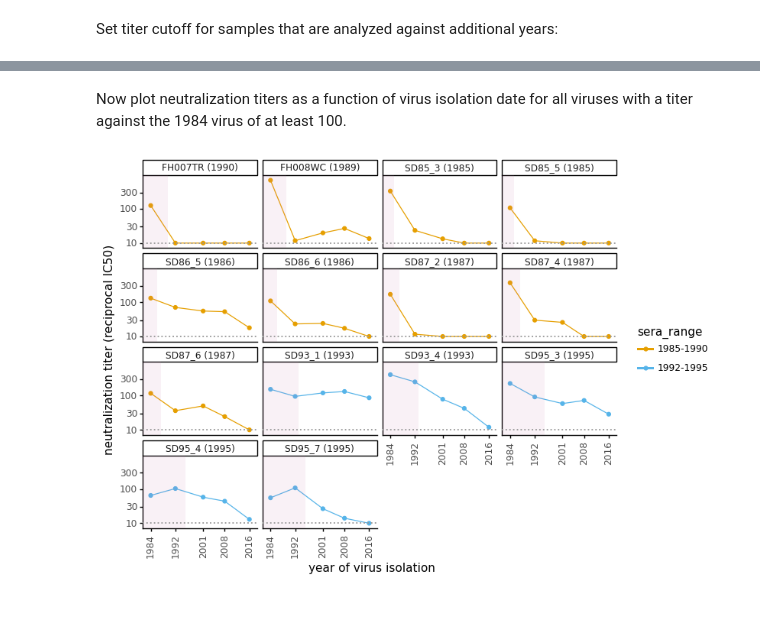
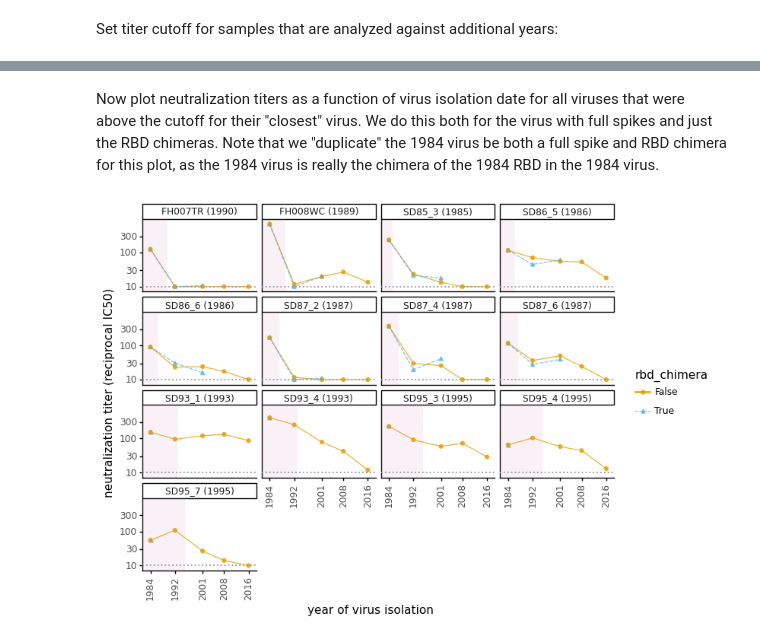
Before and after one commit to jbloomlab/CoV_229E_antigenic_drift, a Jupyter notebook: exptl_data/analyze_neut_data.ipynb, the cells around one changed output, grey strips where cells are left out. Saved outputs shown, nothing was run; the diff lists cells and outputs as text; code cells hidden in the pictures; blank space fills up the shorter version.

Commit message:
add 1992 and 2001 chimera data

```diff
--- a/exptl_data/analyze_neut_data.ipynb
+++ b/exptl_data/analyze_neut_data.ipynb
@@ -75,7 +75,11 @@ assert len(fracinfect) == len(fracinfect.groupby(['serum',
                                                   ]))
 
 # order the viruses
-virus_order = ['229E-1984', '229E-1992', '229E-2001', '229E-2008', '229E-2016']
+virus_order = ['229E-1984', '229E-1992', '229E-2001', '229E-2008', '229E-2016',
+               '229E-1992-RBD', '229E-2001-RBD', '229E-2016-RBD']
+extra_viruses = set(fracinfect['virus']) - set(virus_order)
+if extra_viruses:
+    raise ValueError(f"extra viruses not in `virus_order`:\n{extra_viruses}")
 fracinfect = (
     fracinfect
     .assign(virus=lambda x: pd.Categorical(x['virus'], virus_order, ordered=True))
@@ -224,6 +230,6 @@ Now for plotting annotate neut titers with information about:
 # %%
 def get_virus_year(virus):
-    m = re.fullmatch('229E\-(?P<year>\d{4})', virus)
+    m = re.fullmatch('229E\-(?P<year>\d{4})(?:\-RBD)?', virus)
     if not m:
         raise ValueError(f"cannot match virus year in {virus}")
     else:
@@ -231,12 +237,14 @@ def get_virus_year(virus):
 
 annotated_neut_titers = (
     neut_titers
-    .assign(virus_year=lambda x: x['virus'].map(get_virus_year))
+    .assign(virus_year=lambda x: x['virus'].map(get_virus_year),
+            rbd_chimera=lambda x: x['virus'].map(lambda v: v[-4:] == '-RBD'))
     )
 
 annotated_neut_titers = (
     annotated_neut_titers
     .merge(annotated_neut_titers.sort_values('collection_year')
+                                .query('not rbd_chimera')
                                 .query('collection_date.dt.year >= virus_year')
                                 .groupby('serum', as_index=False)
                                 .aggregate(closest_virus_year=pd.NamedAgg('virus_year', 'last'),
@@ -333,42 +340,46 @@ Distribution of titers of sera against its most recent closest virus:
-# %% [markdown]
-Now plot neutralization titers as a function of virus isolation date for all viruses with a titer against the 1984 virus of at least 100.
+# %% [markdown]
+Now plot neutralization titers as a function of virus isolation date for all viruses that were above the cutoff for their "closest" virus.
+We do this both for the virus with full spikes and just the RBD chimeras.
+Note that we "duplicate" the 1984 virus be both a full spike and RBD chimera for this plot, as the 1984 virus is really the chimera of the 1984 RBD in the 1984 virus.
 # %%
 df = (annotated_neut_titers
       .merge(closest_virus_df[['serum', 'closest_virus', 'sera_range', 'titer_to_closest_virus']],
              on='serum')
       .query('titer_to_closest_virus > @titer_cutoff')
       )
+df = df.append(df.query('virus == "229E-1984"').assign(rbd_chimera=True))
 
 ncol = 4
 nfacets = df['serum_year'].nunique()
 nrow = math.ceil(nfacets / ncol)
 
 p = (
     ggplot(df) +
-    aes(x='virus_year', y='neut_titer', color='sera_range') +
-    geom_point() +
-    geom_line() +
+    aes(x='virus_year', y='neut_titer', color='rbd_chimera',
+        shape='rbd_chimera', linetype='rbd_chimera') +
+    geom_point(alpha=0.8) +
+    geom_line(alpha=0.8) +
     facet_wrap('~ serum_year',
                ncol=ncol,
                nrow=nrow) +
     scale_y_log10(name='neutralization titer (reciprocal IC50)',
                   expand=(0.08, 0),
                   ) +
     scale_x_continuous(name='year of virus isolation',
                       breaks=df['virus_year'].sort_values().unique(),
                       expand=(0.08, 0),
                       ) +
     theme_classic() +
     geom_rect(data=df[['serum_year', 'collection_year']].drop_duplicates(),
               mapping=aes(xmax='collection_year'),
               inherit_aes=False,
               xmin=0, ymin=0, ymax=100, fill=CBPALETTE[-1], alpha=0.1) +
     scale_color_manual(values=CBPALETTE[1:]) +
     theme(axis_text_x=element_text(angle=90),
           figure_size=(2 * ncol, 1.5 * nrow)) +
     geom_hline(yintercept=titer_lower_bound, linetype='dotted', color=CBPALETTE[0], size=0.75)
     )
 
 _ = p.draw()
 # %% [output]
-[figure, old version]
+[figure, new version]
```
Also changed, not shown: parts of 5 cells of this notebook, 9 other files.
